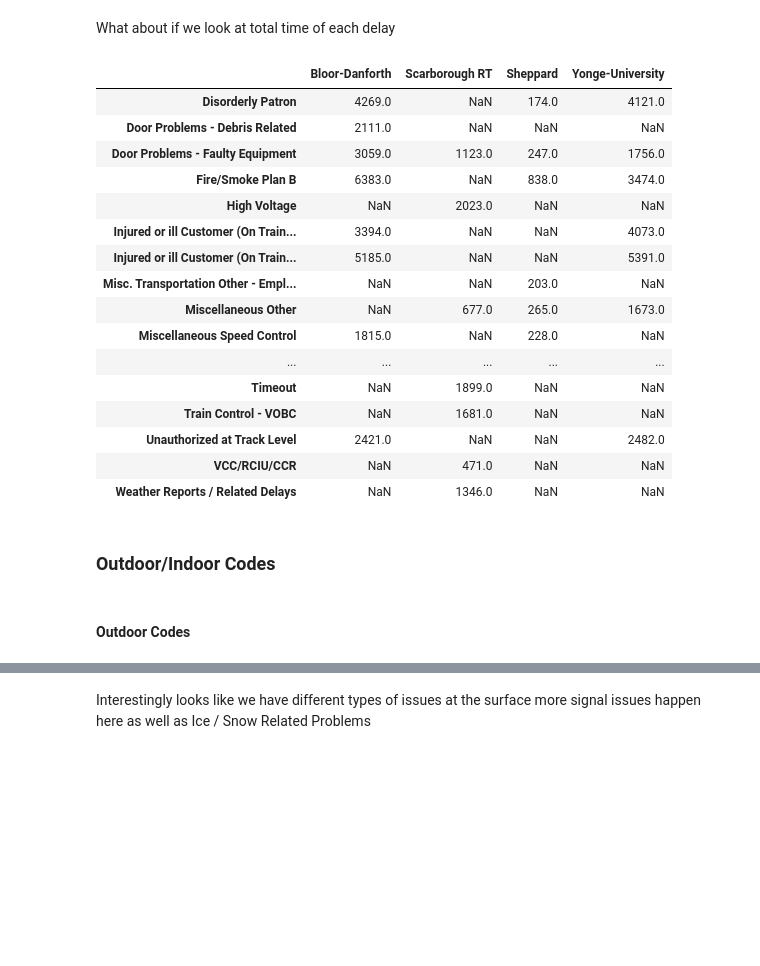
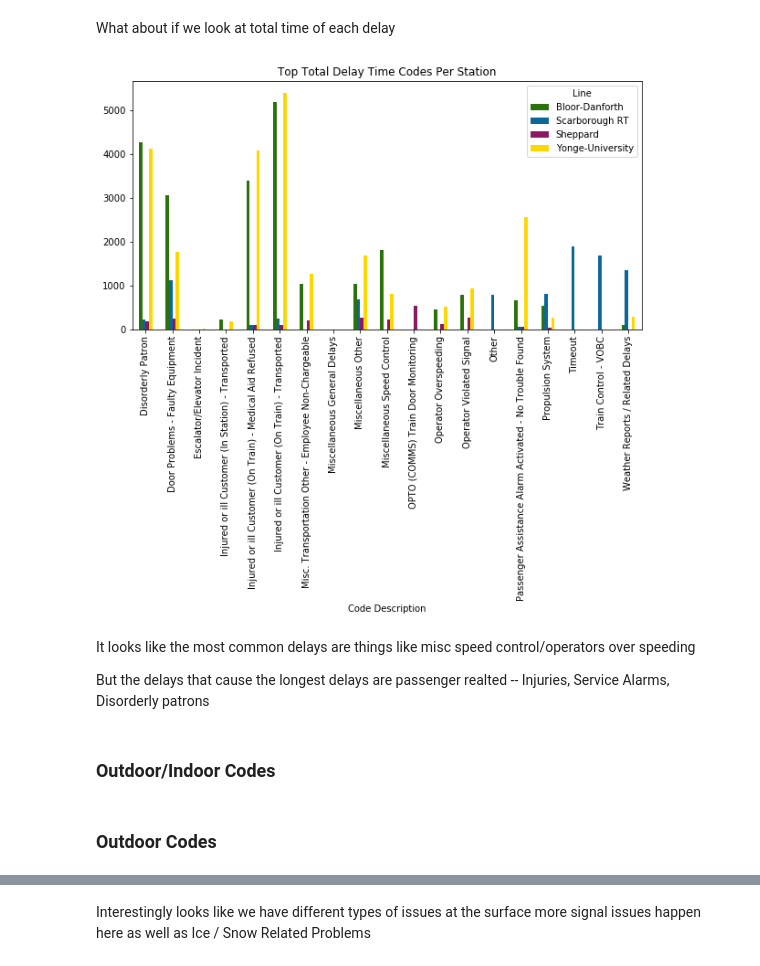
Before and after one commit to cllopes/scs-3250-tcc, a Jupyter notebook: Cindy/4_Codes.ipynb, the cells around one changed output, grey strips where cells are left out. Saved outputs shown, nothing was run; the diff lists cells and outputs as text; code cells hidden in the pictures; blank space fills up the shorter version.

```diff
--- a/Cindy/4_Codes.ipynb
+++ b/Cindy/4_Codes.ipynb
@@ -78,32 +47,18 @@ While others are more unique: Weather Reports / Related Delays -- scar
 Propulsion System, Train Control - VOBC, Timeout
 # %% [markdown]
 What about if we look at total time of each delay
-# %%
-groups = ttc.groupby(['Line'], as_index=False)
-final = {}
-for title, g in groups:
-   final[title] = g.groupby('Code Description')['Min Delay'].sum().sort_values(ascending=False).head(10)
-
-final_df = pd.DataFrame(final)
-final_df
-# %% [output]
-|  | Bloor-Danforth | Scarborough RT | Sheppard | Yonge-University |
-| Disorderly Patron | 4269.0 | NaN | 174.0 | 4121.0 |
-| Door Problems - Debris Related | 2111.0 | NaN | NaN | NaN |
-| Door Problems - Faulty Equipment | 3059.0 | 1123.0 | 247.0 | 1756.0 |
-| Fire/Smoke Plan B | 6383.0 | NaN | 838.0 | 3474.0 |
-| High Voltage | NaN | 2023.0 | NaN | NaN |
-| Injured or ill Customer (On Train... | 3394.0 | NaN | NaN | 4073.0 |
-| Injured or ill Customer (On Train... | 5185.0 | NaN | NaN | 5391.0 |
-| Misc. Transportation Other - Empl... | NaN | NaN | 203.0 | NaN |
-| Miscellaneous Other | NaN | 677.0 | 265.0 | 1673.0 |
-| Miscellaneous Speed Control | 1815.0 | NaN | 228.0 | NaN |
-| ... | ... | ... | ... | ... |
-| Timeout | NaN | 1899.0 | NaN | NaN |
-| Train Control - VOBC | NaN | 1681.0 | NaN | NaN |
-| Unauthorized at Track Level | 2421.0 | NaN | NaN | 2482.0 |
-| VCC/RCIU/CCR | NaN | 471.0 | NaN | NaN |
-| Weather Reports / Related Delays | NaN | 1346.0 | NaN | NaN |
+# %%
+line_top_codes = ttc[ttc['Code Description'].isin(top_codes)].groupby(['Line', 'Code Description'])['Min Delay'].sum().sort_values(ascending=False)
+line_top_codes = line_top_codes.unstack().T
+line_top_codes.plot.bar(color= colors, figsize=[10,5], title='Top Total Delay Time Codes Per Station')
+plt.show()
+# %% [output]
+[figure, added]
+# %% [markdown]
+It looks like the most common delays are things like misc speed control/operators over speeding
+
+But the delays that cause the longest delays are passenger realted -- Injuries, Service Alarms,
+Disorderly patrons
 # %% [markdown]
 ### Outdoor/Indoor Codes
 # %%
@@ -112,2 +72,2 @@ underground = stations[stations['Grade'] == 'Underground']
 # %% [markdown]
-#### Outdoor Codes
+### Outdoor Codes
```
Also changed, not shown: parts of 35 cells of this notebook.
